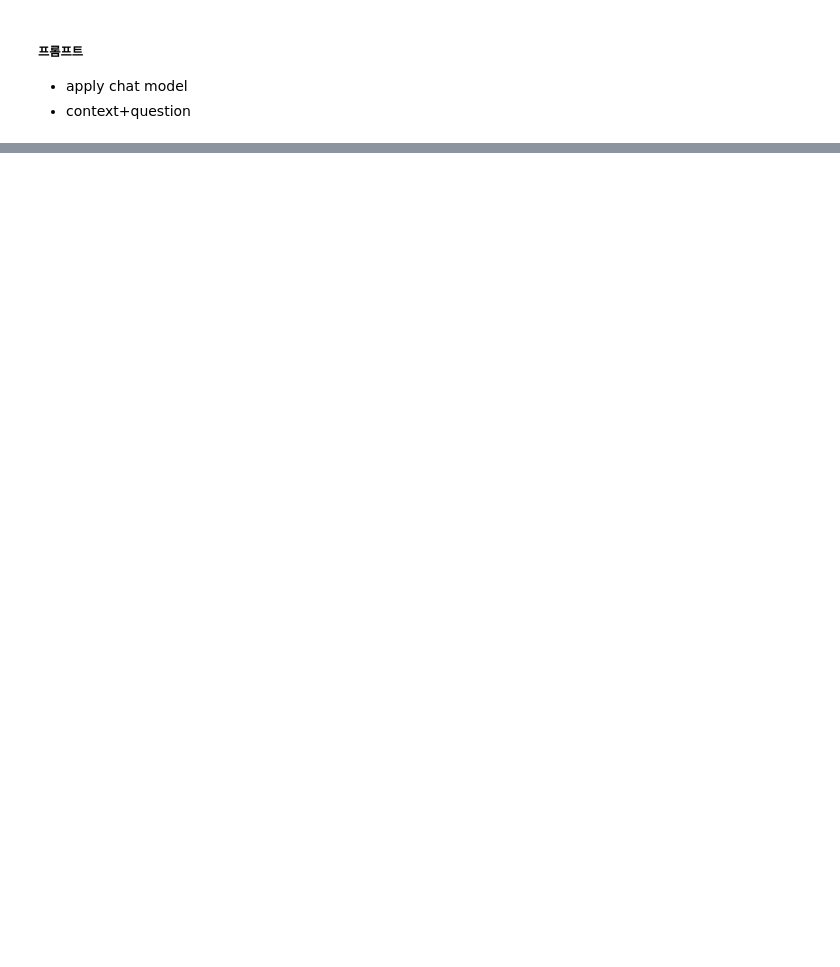
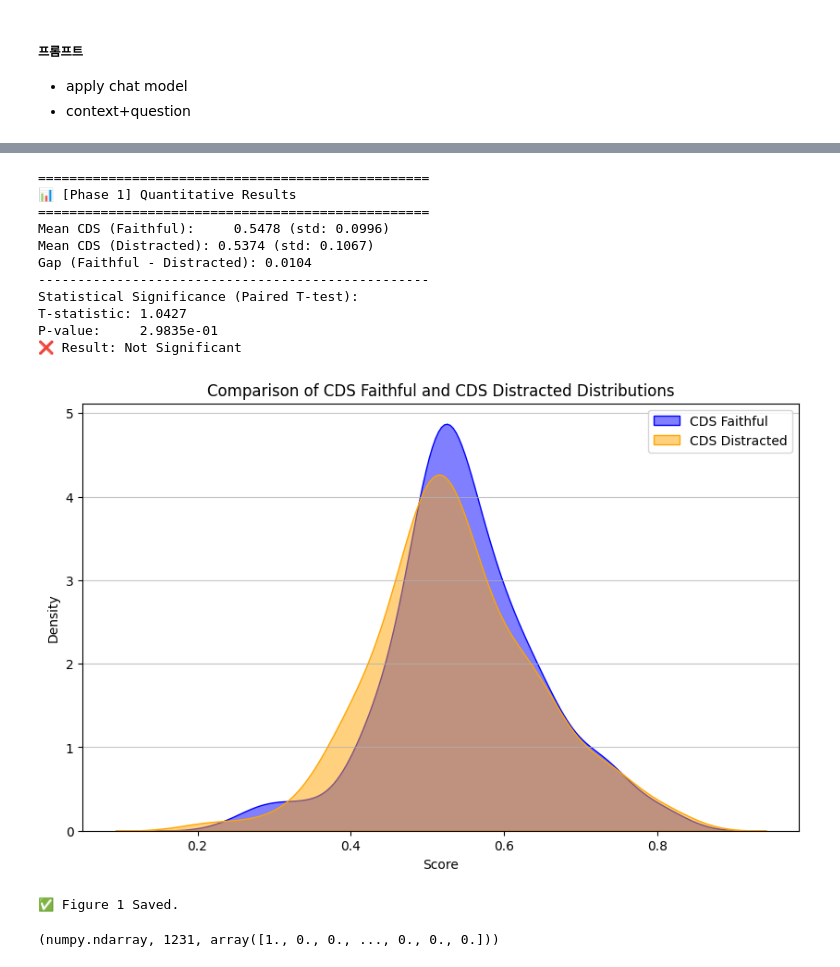
Before and after one commit to ares2012/temp, a Jupyter notebook: cds_experiment.ipynb, the cells around one changed output, grey strips where cells are left out. Cells and saved outputs as stored; diff of their text form; code cells hidden in the pictures; blank space fills up the shorter version.

```diff
--- a/cds_experiment.ipynb
+++ b/cds_experiment.ipynb
@@ -564,0 +738,57 @@ print("\n🎉 Phase 1 Experiment Complete.")
+# %%
+# CDS 비교
+t_stat, p_val = stats.ttest_rel(df['cds_faithful'], df['cds_distracted'])
+print("\n" + "="*50)
+print("📊 [Phase 1] Quantitative Results")
+print("="*50)
+print(f"Mean CDS (Faithful):     {df['cds_faithful'].mean():.4f} (std: {df['cds_faithful'].std():.4f})")
+print(f"Mean CDS (Distracted): {df['cds_distracted'].mean():.4f} (std: {df['cds_distracted'].std():.4f})")
+print(f"Gap (Faithful - Distracted): {df['diff'].mean():.4f}")
+print("-" * 50)
+print(f"Statistical Significance (Paired T-test):")
+print(f"T-statistic: {t_stat:.4f}")
+print(f"P-value:     {p_val:.4e}")
+if p_val < 0.05:
+    print("✅ Result: Statistically Significant (p < 0.05)")
+else:
+    print("❌ Result: Not Significant")
+
+plt.figure(figsize=(10, 6))
+sns.kdeplot(df['cds_faithful'], label='CDS Faithful', fill=True, color='blue', alpha=0.5)
+sns.kdeplot(df['cds_distracted'], label='CDS Distracted', fill=True, color='orange', alpha=0.5)
+plt.title('Comparison of CDS Faithful and CDS Distracted Distributions')
+plt.xlabel('Score')
+plt.ylabel('Density')
+plt.legend()
+plt.grid(axis='y', alpha=0.75)
+plt.show()
+file_name = "/content/drive/MyDrive/ColabNotebooks/results/CDS/fig1_Comparison_Distributions.png"
+#plt.savefig(file_name, dpi=300)
+print("✅ Figure 1 Saved.")
+# %% [output]
+==================================================
+📊 [Phase 1] Quantitative Results
+==================================================
+Mean CDS (Faithful):     0.5478 (std: 0.0996)
+Mean CDS (Distracted): 0.5374 (std: 0.1067)
+Gap (Faithful - Distracted): 0.0104
+--------------------------------------------------
+Statistical Significance (Paired T-test):
+T-statistic: 1.0427
+P-value:     2.9835e-01
+❌ Result: Not Significant
+[figure, added]
+✅ Figure 1 Saved.
+# %%
+import json
+file_name = "/content/drive/MyDrive/ColabNotebooks/results/CDS/Qwen3-0.6B_hotpot_qa_best_results.json"
+with open(file_name, 'r') as f:
+    best_result = json.load(f)
+
+# Convert the loaded lists back to numpy arrays if they are intended to be used as such later
+best_result['attn_f'] = np.array(best_result['attn_f'])
+best_result['attn_h'] = np.array(best_result['attn_h'])
+
+type(best_result['attn_f']), len(best_result['attn_f']), best_result['attn_f'][0]
+# %% [output]
+(numpy.ndarray, 1231, array([1., 0., 0., ..., 0., 0., 0.]))
```
Also changed, not shown: parts of 49 cells of this notebook, 1 other file.
